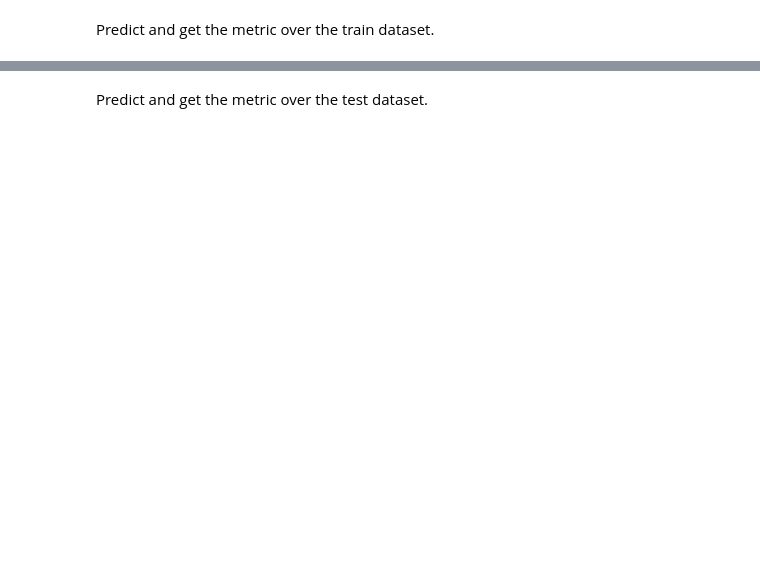
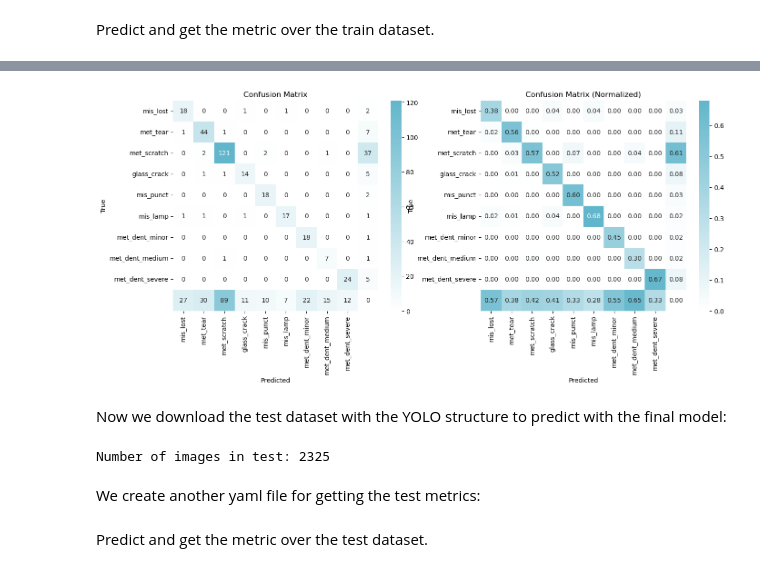
Before and after one commit to ACM40960/project-danielquesada89, a Jupyter notebook: Notebooks/4_yolo_code.ipynb, the cells around one changed output, grey strips where cells are left out. Saved outputs shown, nothing was run; the diff lists cells and outputs as text; code cells hidden in the pictures; blank space fills up the shorter version.

```diff
--- a/Notebooks/4_yolo_code.ipynb
+++ b/Notebooks/4_yolo_code.ipynb
@@ -1027,0 +988,17 @@ estimator_train_final.fit({"train": train_data_path}, job_name="YOLO-final")
+# %%
+# we create the path for the final model
+path_finalmodel = os.path.join(path_models, f'{final_jobname}')
+
+if os.path.exists(path_finalmodel):
+    shutil.rmtree(path_finalmodel)
+    os.makedirs(path_finalmodel)
+else:
+    os.makedirs(path_finalmodel)
+
+# Download the .tar.gz file from S3
+response = s3.get_object(Bucket=bucket_name2, Key=targz_finalmodel)
+tar_gz_data = response['Body'].read()
+with tarfile.open(fileobj=BytesIO(tar_gz_data), mode='r:gz') as tar:
+    tar.extractall(path=path_finalmodel)
+
+print(f"The final model has been extracted to {path_finalmodel}")
@@ -1027,0 +1007,3 @@ estimator_train_final.fit({"train": train_data_path}, job_name="YOLO-final")
+# %%
+# charge the final mmodel
+final_model = YOLO(os.path.join(path_finalmodel, 'train/weights/best.pt'))
@@ -1029,0 +1071,6 @@ Predict and get the metric over the train dataset.
+# %%
+%matplotlib inline
+
+# we print the metrics
+metrics_yolo(model = final_model)
+# %% [output]
@@ -1029,0 +1088,29 @@ Predict and get the metric over the train dataset.
+[figure, added]
+# %% [markdown]
+Now we download the test dataset with the YOLO structure to predict with the final model:
+# %%
+# Download the val folder from S3
+s3_resource = boto3.resource('s3')
+bucket = s3_resource.Bucket(bucket_name2)
+
+
+path_s3_test ='test'
+path_yolo_test = os.path.join(path_yolo, path_s3_test)
+
+# if the folder exist we remove the existing one
+if os.path.exists(path_yolo_test):
+    shutil.rmtree(path_yolo_test)
+
+for obj in bucket.objects.filter(Prefix = path_s3_test):
+        # check that the images and labels folder exits
+        if not os.path.exists(os.path.join(path_yolo, os.path.dirname(obj.key))):
+            os.makedirs(os.path.join(path_yolo , os.path.dirname(obj.key)))
+        # save content of val folder of S3
+        target = os.path.join(path_yolo, obj.key)
+        bucket.download_file(obj.key, target)
+
+print(f"Number of images in test: {len(os.listdir(f'{path_yolo_test}/images'))} \n\n")
+# %% [output]
+Number of images in test: 2325
+# %% [markdown]
+We create another yaml file for getting the test metrics:
```
Also changed, not shown: parts of 48 cells of this notebook, 5 other files.
